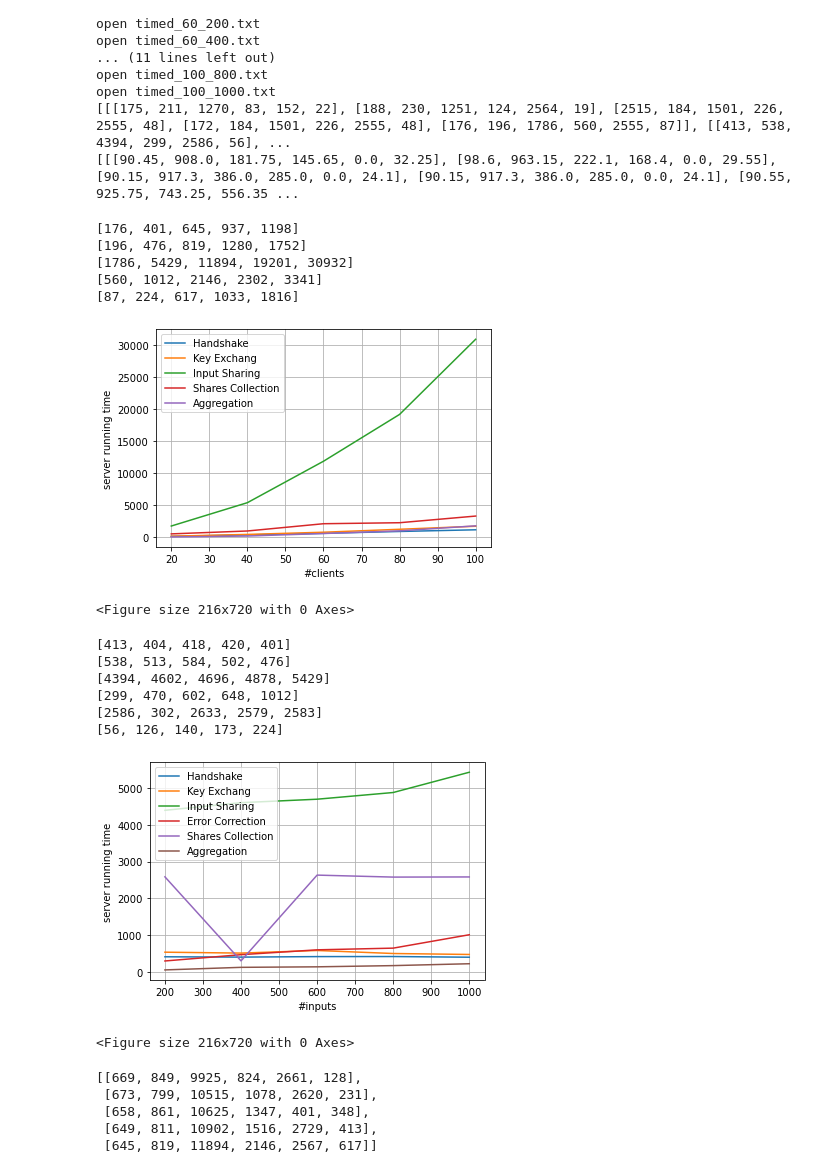
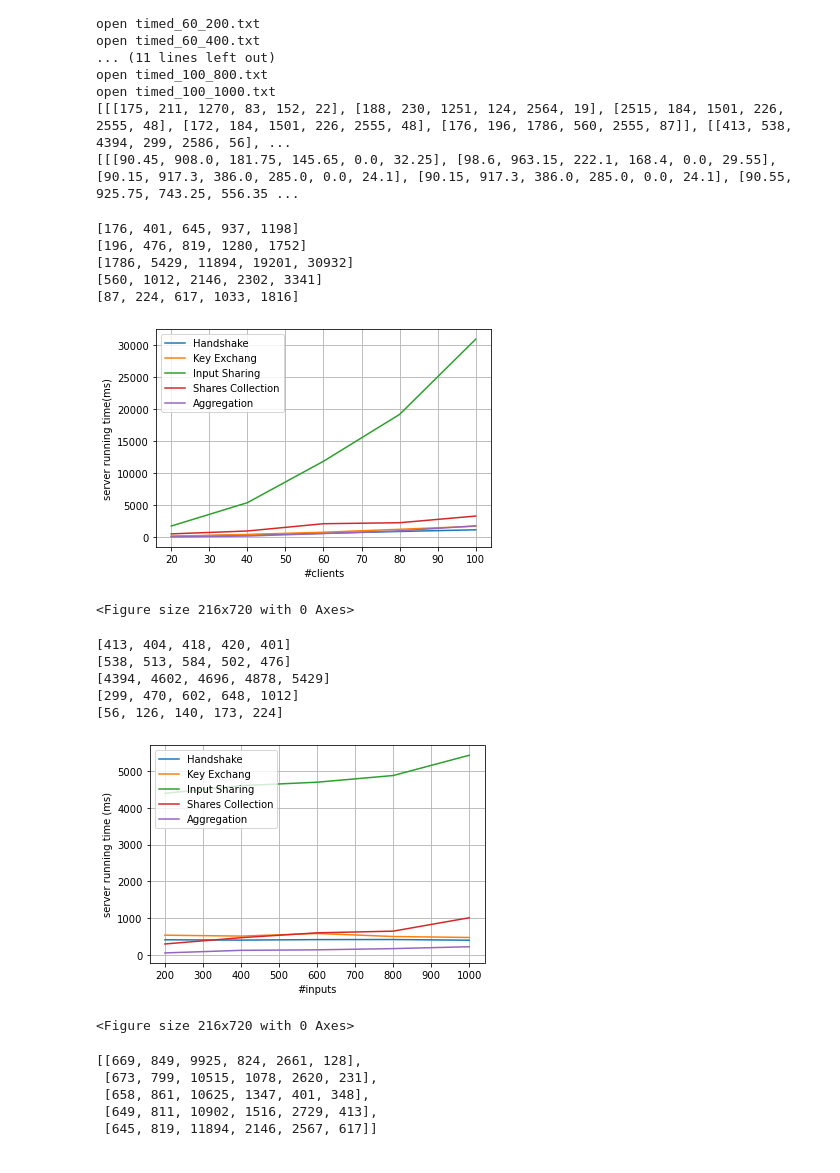
Before and after one commit to CeciliaZ030/secure-aggregation, a Jupyter notebook: output/process_time_data.ipynb, the cells around one changed output. Drawn from its saved outputs; the diff is of its cells as text; code cells hidden in the pictures.

Commit message:
two plots

```diff
--- a/output/process_time_data.ipynb
+++ b/output/process_time_data.ipynb
@@ -69,7 +69,7 @@ print(y)
 ax.plot(x, y, label = "Aggregation")
 #y = [c_sub[-1] for c_sub in s_table]
 
-ax.set(xlabel='#clients', ylabel='server running time')
+ax.set(xlabel='#clients', ylabel='server running time(ms)')
 ax.grid()
 plt.legend(loc="upper left")
 plt.figure(figsize=(3,10))
@@ -81,7 +81,7 @@ plt.show()
 [1786, 5429, 11894, 19201, 30932]
 [560, 1012, 2146, 2302, 3341]
 [87, 224, 617, 1033, 1816]
-[figure, old version]
+[figure, new version]
 <Figure size 216x720 with 0 Axes>
 # %%
 # Data for plotting
@@ -89,39 +89,38 @@ x = [200,400,600,800,1000]
 fig, ax = plt.subplots()
 
 y = [ysub[0] for ysub in s_table[1]]
 print(y)
 ax.plot(x, y, label = "Handshake")
 y = [ysub[1] for ysub in s_table[1]]
 print(y)
 ax.plot(x, y, label = "Key Exchang")
 y = [ysub[2] for ysub in s_table[1]]
 print(y)
 ax.plot(x, y, label = "Input Sharing")
 y = [ysub[3] for ysub in s_table[1]]
 print(y)
-ax.plot(x, y, label = "Error Correction")
-y = [ysub[4] for ysub in s_table[1]]
-print(y)
+# ax.plot(x, y, label = "Error Correction")
+# y = [ysub[4] for ysub in s_table[1]]
+# print(y)
 ax.plot(x, y, label = "Shares Collection")
 y = [ysub[5] for ysub in s_table[1]]
 print(y)
 ax.plot(x, y, label = "Aggregation")
 #y = [c_sub[-1] for c_sub in s_table]
 
-ax.set(xlabel='#inputs', ylabel='server running time')
+ax.set(xlabel='#inputs', ylabel='server running time (ms)')
 ax.grid()
 plt.legend(loc="upper left")
 plt.figure(figsize=(3,10))
 fig.savefig("test.png")
 plt.show()
 # %% [output]
 [413, 404, 418, 420, 401]
 [538, 513, 584, 502, 476]
 [4394, 4602, 4696, 4878, 5429]
 [299, 470, 602, 648, 1012]
-[2586, 302, 2633, 2579, 2583]
 [56, 126, 140, 173, 224]
-[figure, old version]
+[figure, new version]
 <Figure size 216x720 with 0 Axes>
 # %%
 s_table[1][0]
```
Also changed, not shown: 1 other file.
